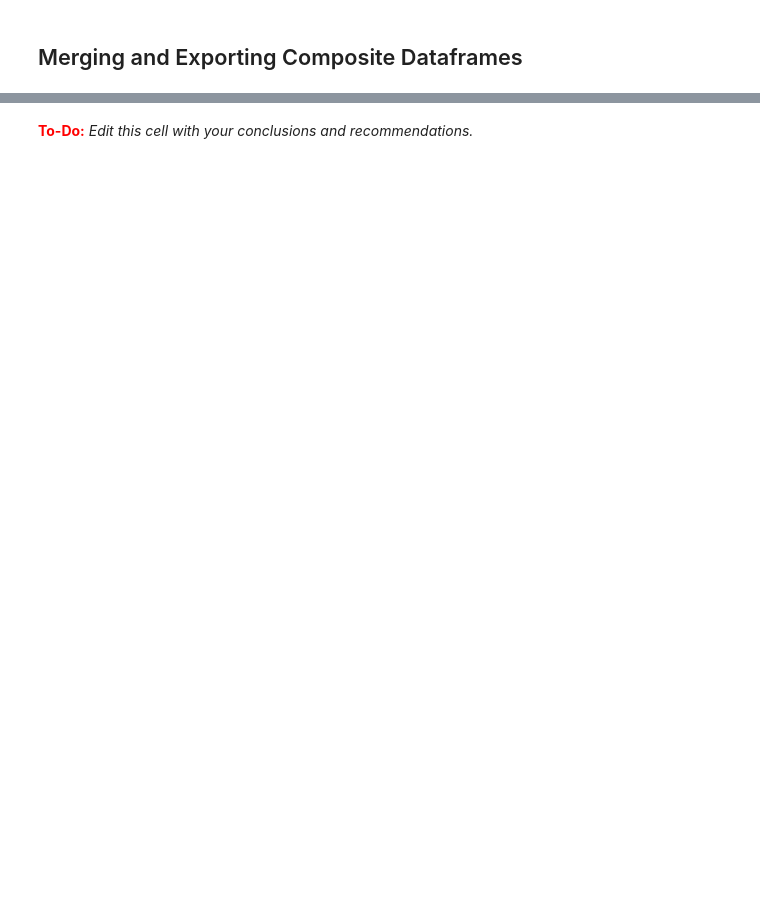
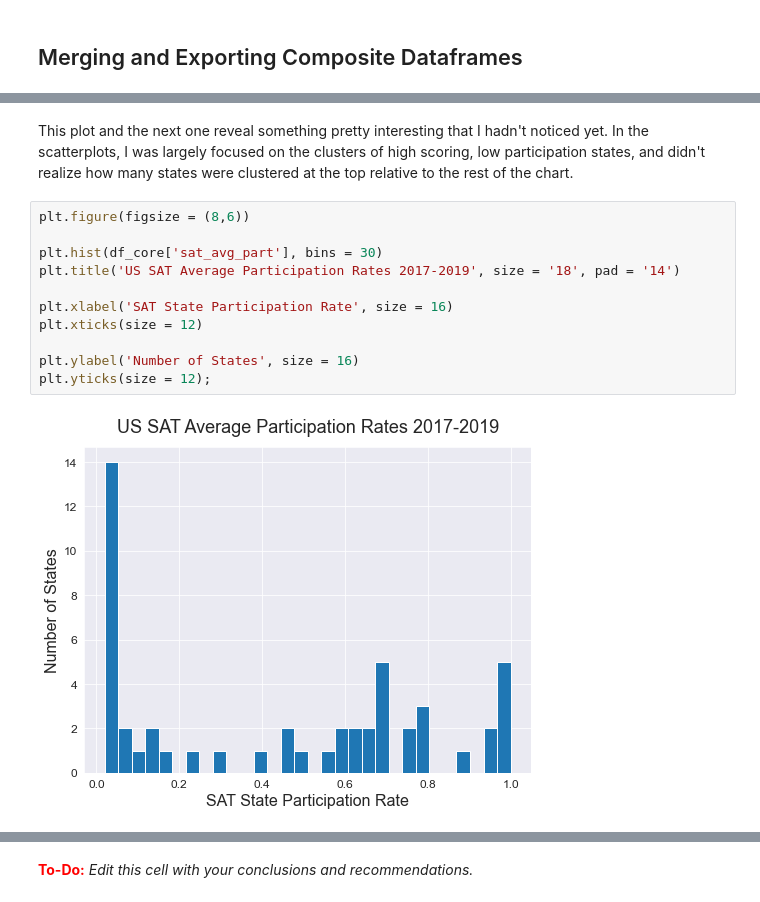
Before and after one commit to rileydr/SAT-ACT-Tests-Analysis, a Jupyter notebook: code/Project1_RRobertson_v1.ipynb, the cells around one changed output, grey strips where cells are left out. Cells and saved outputs as stored; diff of their text form; blank space fills up the shorter version.

```diff
--- a/code/Project1_RRobertson_v1.ipynb
+++ b/code/Project1_RRobertson_v1.ipynb
@@ -719,0 +699,15 @@ Based on your exploration of the data, what are you key takeaways and recommenda
+# %% [markdown]
+This plot and the next one reveal something pretty interesting that I hadn't noticed yet. In the scatterplots, I was largely focused on the clusters of high scoring, low participation states, and didn't realize how many states were clustered at the top relative to the rest of the chart.
+# %%
+plt.figure(figsize = (8,6))
+
+plt.hist(df_core['sat_avg_part'], bins = 30)
+plt.title('US SAT Average Participation Rates 2017-2019', size = '18', pad = '14')
+
+plt.xlabel('SAT State Participation Rate', size = 16)
+plt.xticks(size = 12)
+
+plt.ylabel('Number of States', size = 16)
+plt.yticks(size = 12);
+# %% [output]
+[figure, added]
```
Also changed, not shown: parts of 159 cells of this notebook, 29 other files.
